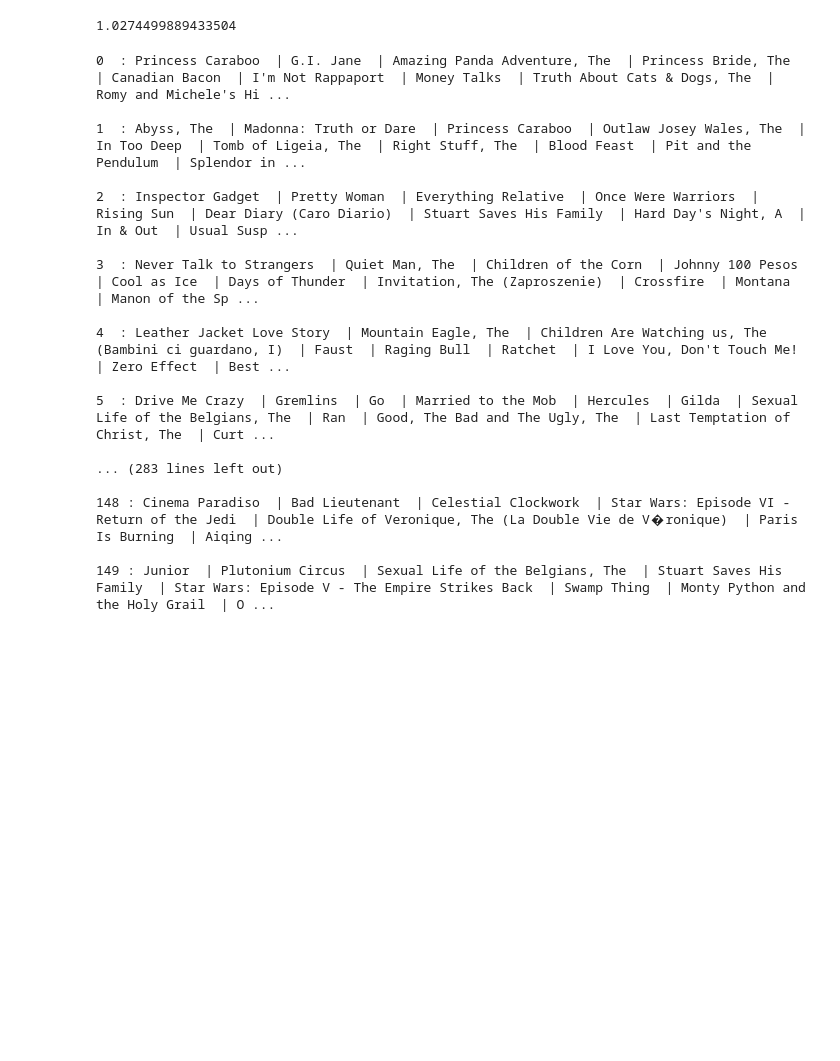
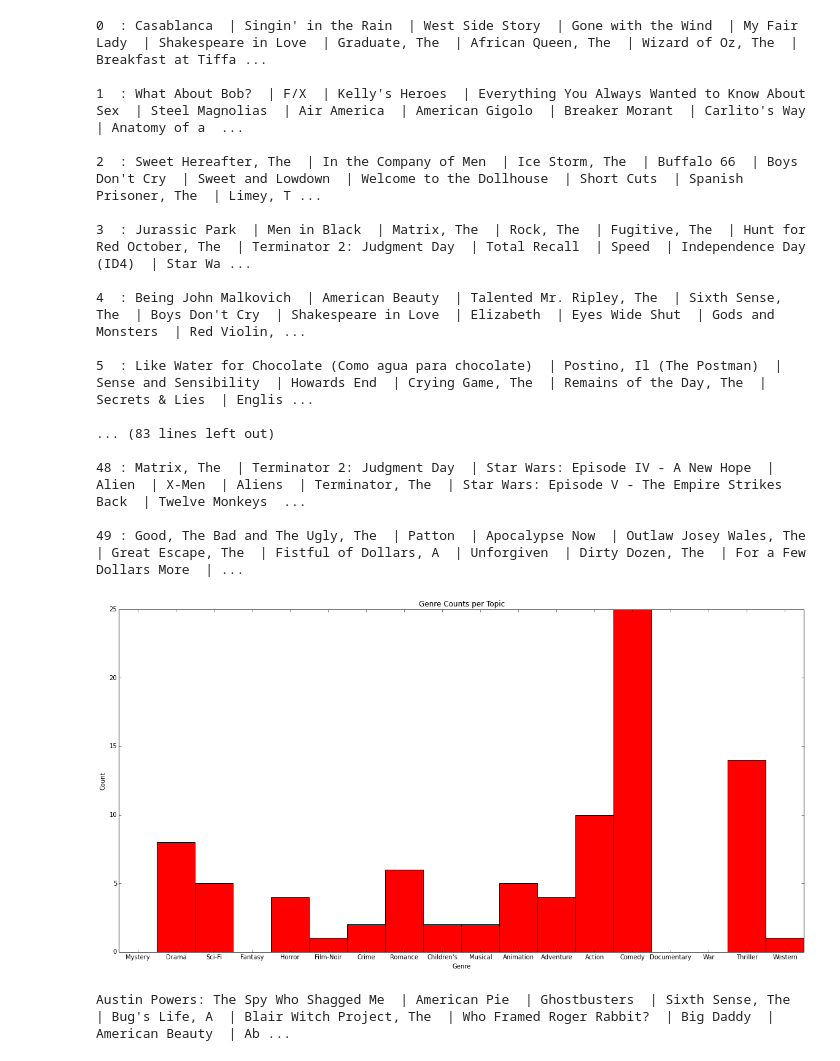
Before and after one commit to DylanV/lda, a Jupyter notebook: notebooks/Corpus creation.ipynb, the cells around one changed output. Drawn from its saved outputs; the diff is of its cells as text; code cells hidden in the pictures; blank space fills up the shorter version.

```diff
--- a/notebooks/Corpus creation.ipynb
+++ b/notebooks/Corpus creation.ipynb
@@ -69,3 +76,8 @@ ratings, test = split_train_test(full)
+# %%
+genres = set()
+for row in movie_names.iterrows():
+    for genre in row[1][1].split('|'):
+        genres.add(genre)
 # %%
 ratings = ratings.replace(0, np.nan)
 user_means = pd.DataFrame(ratings.mean(axis=1), index=ratings.index, columns=['mean']).fillna(value=0)
@@ -171,18 +107,10 @@ for user in sim.iterrows():
-# %%
-predictions = sim_topk.dot(adj_ratings).div(sim.abs().sum(), 0)
-predictions = predictions.multiply(user_offsets, 0).add(user_means['mean'], 0).fillna(value=0)
-get_rmse(predictions, test)
-# %% [output]
-1.0274499889433504
-# %%
-path = os.path.join(os.getcwd(), "..","datasets", "ml1m", "movies.dat")
-movies = pd.read_table(path, sep="::", header = None, engine='python')
-# %%
-movies = movies.drop(0,1).drop(2,1)
 # %%
-sorted_topics = alpha.transpose().index
-for topic in sorted_topics:
+path = os.path.join(os.getcwd(), "..", "param", "ml1m", "beta.dat")
+beta = pd.read_table(path, sep=" ", header = None)
+
+for topic in xrange(50):
     top_words = beta.loc[topic].sort_values(ascending=False).index
+    genre_count = pd.DataFrame(np.zeros(len(genres)), index = genres)
 
     if topic < 10:
         print topic, " :" ,
@@ -190,24 +118,60 @@ for topic in sorted_topics:
         print topic , ":" ,
 
     for i in xrange(30):
-        print movies.loc[top_words[i]][1][:-7], ' |',
+        print movie_names.loc[movies[top_words[i]]][0][:-7], ' |',
+
     print
     print
 # %% [output]
-0  : Princess Caraboo  | G.I. Jane  | Amazing Panda Adventure, The  | Princess Bride, The  | Canadian Bacon  | I'm Not Rappaport  | Money Talks  | Truth About Cats & Dogs, The  | Romy and Michele's Hi ...
+0  : Casablanca  | Singin' in the Rain  | West Side Story  | Gone with the Wind  | My Fair Lady  | Shakespeare in Love  | Graduate, The  | African Queen, The  | Wizard of Oz, The  | Breakfast at Tiffa ...
 
-1  : Abyss, The  | Madonna: Truth or Dare  | Princess Caraboo  | Outlaw Josey Wales, The  | In Too Deep  | Tomb of Ligeia, The  | Right Stuff, The  | Blood Feast  | Pit and the Pendulum  | Splendor in ...
+1  : What About Bob?  | F/X  | Kelly's Heroes  | Everything You Always Wanted to Know About Sex  | Steel Magnolias  | Air America  | American Gigolo  | Breaker Morant  | Carlito's Way  | Anatomy of a  ...
 
-2  : Inspector Gadget  | Pretty Woman  | Everything Relative  | Once Were Warriors  | Rising Sun  | Dear Diary (Caro Diario)  | Stuart Saves His Family  | Hard Day's Night, A  | In & Out  | Usual Susp ...
+2  : Sweet Hereafter, The  | In the Company of Men  | Ice Storm, The  | Buffalo 66  | Boys Don't Cry  | Sweet and Lowdown  | Welcome to the Dollhouse  | Short Cuts  | Spanish Prisoner, The  | Limey, T ...
 
-3  : Never Talk to Strangers  | Quiet Man, The  | Children of the Corn  | Johnny 100 Pesos  | Cool as Ice  | Days of Thunder  | Invitation, The (Zaproszenie)  | Crossfire  | Montana  | Manon of the Sp ...
+3  : Jurassic Park  | Men in Black  | Matrix, The  | Rock, The  | Fugitive, The  | Hunt for Red October, The  | Terminator 2: Judgment Day  | Total Recall  | Speed  | Independence Day (ID4)  | Star Wa ...
 
-4  : Leather Jacket Love Story  | Mountain Eagle, The  | Children Are Watching us, The (Bambini ci guardano, I)  | Faust  | Raging Bull  | Ratchet  | I Love You, Don't Touch Me!  | Zero Effect  | Best ...
+4  : Being John Malkovich  | American Beauty  | Talented Mr. Ripley, The  | Sixth Sense, The  | Boys Don't Cry  | Shakespeare in Love  | Elizabeth  | Eyes Wide Shut  | Gods and Monsters  | Red Violin, ...
 
-5  : Drive Me Crazy  | Gremlins  | Go  | Married to the Mob  | Hercules  | Gilda  | Sexual Life of the Belgians, The  | Ran  | Good, The Bad and The Ugly, The  | Last Temptation of Christ, The  | Curt ...
+5  : Like Water for Chocolate (Como agua para chocolate)  | Postino, Il (The Postman)  | Sense and Sensibility  | Howards End  | Crying Game, The  | Remains of the Day, The  | Secrets & Lies  | Englis ...
 
-... (283 lines left out)
+... (83 lines left out)
 
-148 : Cinema Paradiso  | Bad Lieutenant  | Celestial Clockwork  | Star Wars: Episode VI - Return of the Jedi  | Double Life of Veronique, The (La Double Vie de V�ronique)  | Paris Is Burning  | Aiqing ...
+48 : Matrix, The  | Terminator 2: Judgment Day  | Star Wars: Episode IV - A New Hope  | Alien  | X-Men  | Aliens  | Terminator, The  | Star Wars: Episode V - The Empire Strikes Back  | Twelve Monkeys  ...
 
-149 : Junior  | Plutonium Circus  | Sexual Life of the Belgians, The  | Stuart Saves His Family  | Star Wars: Episode V - The Empire Strikes Back  | Swamp Thing  | Monty Python and the Holy Grail  | O ...
+49 : Good, The Bad and The Ugly, The  | Patton  | Apocalypse Now  | Outlaw Josey Wales, The  | Great Escape, The  | Fistful of Dollars, A  | Unforgiven  | Dirty Dozen, The  | For a Few Dollars More  | ...
+# %%
+fig, ax = plt.subplots(figsize=(20,10))
+
+ind = np.arange(len(genres))
+width = 1.0
+
+topic = 18
+
+num_items = 50
+
+top_words = beta.loc[topic].sort_values(ascending=False).index
+genre_count = pd.DataFrame(np.zeros(len(genres)), index = genres)
+
+for i in xrange(num_items):
+    for gn in movie_names.loc[movies[top_words[i]]][1].split('|'):
+        genre_count.loc[gn] = genre_count.loc[gn] + 1
+
+ax.bar(ind, genre_count.values, width=width, color='r')
+ind = ind + width
+
+ax.set_ylabel('Count')
+ax.set_xlabel('Genre')
+ax.set_title('Genre Counts per Topic')
+ax.set_xticks(ind-0.5)
+xlabels = []
+for item in genres:
+    xlabels.append(item)
+ax.set_xticklabels(xlabels)
+plt.show()
+
+for i in xrange(num_items):
+        print movie_names.loc[movies[top_words[i]]][0][:-7], ' |',
+# %% [output]
+[figure, added]
+Austin Powers: The Spy Who Shagged Me  | American Pie  | Ghostbusters  | Sixth Sense, The  | Bug's Life, A  | Blair Witch Project, The  | Who Framed Roger Rabbit?  | Big Daddy  | American Beauty  | Ab ...
```
Also changed, not shown: parts of 10 cells of this notebook.
